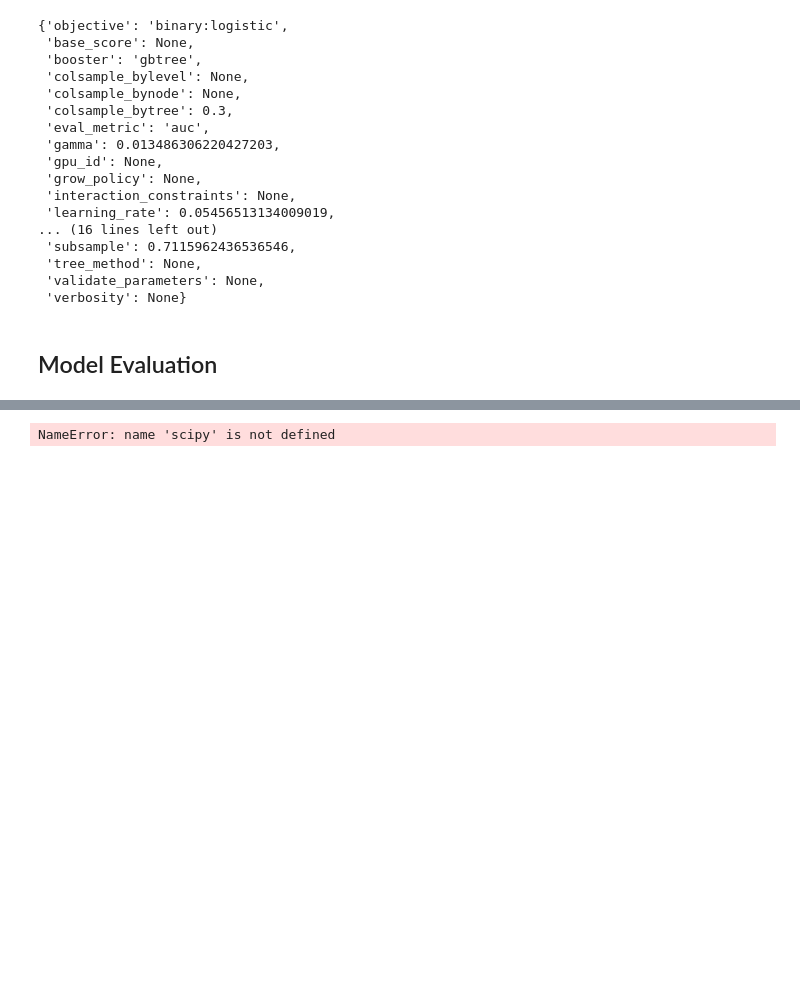
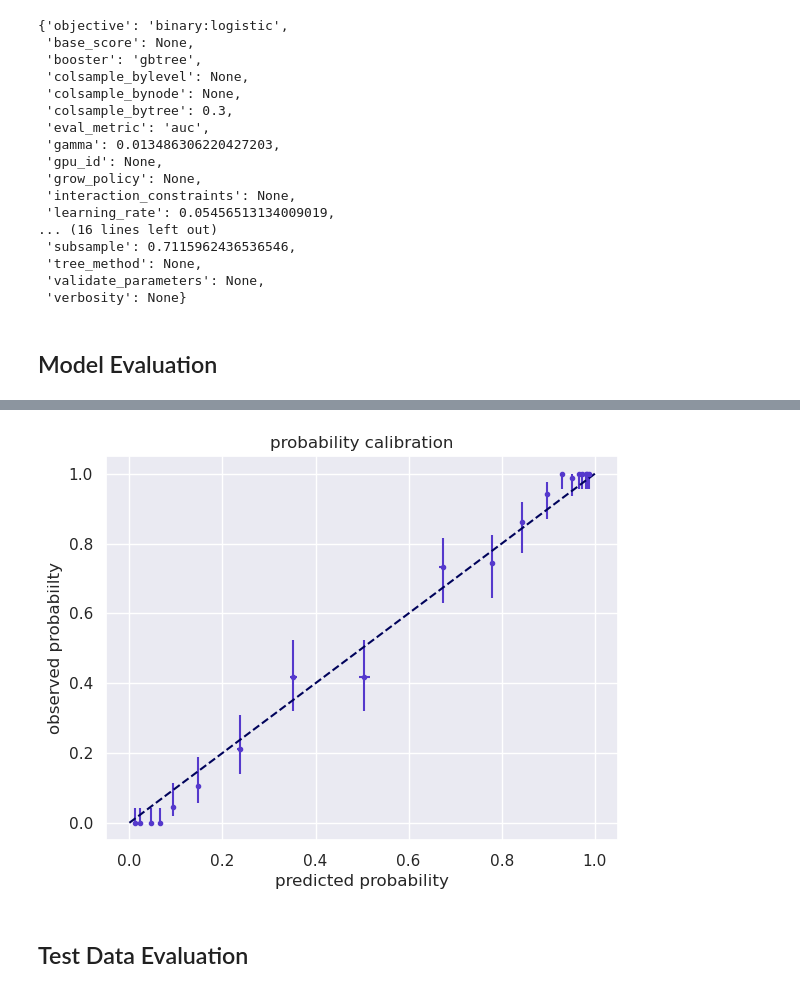
Before and after one commit to petethegreat/pistachio_mlops, a Jupyter notebook: notebook/pistachio.ipynb, the cells around one changed output, grey strips where cells are left out. Saved outputs shown, nothing was run; the diff lists cells and outputs as text; code cells hidden in the pictures; blank space fills up the shorter version.

```diff
--- a/notebook/pistachio.ipynb
+++ b/notebook/pistachio.ipynb
@@ -662,0 +647,13 @@ The following categories had zero count in reference data but were observed in e
+# %%
+# Learn data distribution for PSI evaluation
+
+psi = PSImetrics()
+psi.continuous_cols = ['AREA', 'PERIMETER', 'MAJOR_AXIS', 'MINOR_AXIS', 'ECCENTRICITY',
+       'EQDIASQ', 'SOLIDITY', 'CONVEX_AREA', 'EXTENT', 'ASPECT_RATIO',
+       'ROUNDNESS', 'COMPACTNESS', 'SHAPEFACTOR_1', 'SHAPEFACTOR_2',
+       'SHAPEFACTOR_3', 'SHAPEFACTOR_4', 'SOLIDITY_MAJOR']
+psi.categorical_cols = ['Class', 'Target']
+psi.fit(train_proc)
+
+psi_path = './data/pistachio_psi_train.pkl'
+psi.save(psi_path)
@@ -1037,34 +1047,50 @@ import statsmodels
 #statsmodels.stats.proportion.proportion import conf_int
 # statsmodels.stats.proportion.proportion_confint
 from statsmodels.stats.proportion import proportion_confint
+import scipy
 
-def make_prob_calibration_plot(predicted_probs, actual_classes, n_bins: int=20, alpha = 0.05):
+def make_prob_calibration_plot(predicted_probs, actual_classes, n_bins: int=20, alpha: float = 0.05, title:str = 'probability calibration'):
     """bin records, check that proportion of labels in each bin matches mean probability of that bin"""
     bins = pd.qcut(predicted_probs, n_bins, labels=False)
     df = pd.DataFrame({'probability':predicted_probs, 'class':actual_classes, 'bin':bins})
     df = df.sort_values(by='probability',ascending=False).reset_index(drop=True)
     agged = df.groupby('bin').agg(
         pred_prob=pd.NamedAgg('probability','mean'),
+        pred_std=pd.NamedAgg('probability','std'),
         class_prob=pd.NamedAgg('class','mean'),
         class_sum=pd.NamedAgg('class','sum'),
         bin_size=pd.NamedAgg('class','count')
     )
     act_err_low, act_err_high = proportion_confint(agged.class_sum, agged.bin_size, method='wilson', alpha = alpha)
-    z_low = scipy.stats.norm.ppf(alpha)
-    z_high = scipy.stats.norm(1.0 - alpha)
-    agged['pred_low']
+    z_low = scipy.stats.norm.ppf(alpha/2)
+    z_high = scipy.stats.norm.ppf(1.0 - alpha/2)
+    agged['pred_low'] =  -z_low*agged['pred_std']/np.sqrt(agged['bin_size']) # agged['pred_prob'] +
+    agged['pred_high'] = z_high*agged['pred_std']/np.sqrt(agged['bin_size']) #+ agged['pred_prob'] +
     agged['actual_error_high'] = act_err_high  - agged.class_prob
     agged['actual_error_low'] =  agged.class_prob - act_err_low
     agged.loc[np.abs(agged.actual_error_high) < 1e-10, 'actual_error_high'] = 0
 
 
-    print(agged)
+    # print(agged)
     # print(agged)
     fig = plt.figure()
     ax = fig.add_axes([0.1,0.1, 0.8, 0.8])
-    ax.errorbar(agged.pred_prob, agged.class_prob, yerr=[agged.actual_error_low, agged.actual_error_high],fmt='.', color=sns.xkcd_rgb['blurple'])
+    ax.errorbar(
+        agged.pred_prob,
+        agged.class_prob,
+        yerr=[agged.actual_error_low, agged.actual_error_high],
+        xerr=[agged.pred_low,agged.pred_high],
+        fmt='.',
+        color=sns.xkcd_rgb['blurple'])
     ax.plot([0.0,1.0],[0.0,1.0],'--',label='ideal', color=sns.xkcd_rgb['dark blue'])
-
-make_prob_calibration_plot(train_predicted_probs, train_y, n_bins=20)
+    ax.set_title(title)
+    ax.set_xlabel('predicted probability')
+    ax.set_ylabel('observed probabiilty')
+    return fig, ax
-# %% [output]
-NameError: name 'scipy' is not defined
+# %%
+fig, ax = make_prob_calibration_plot(train_predicted_probs, train_y, n_bins=20)
+fig.savefig('./figures/train_probability_calibration_plot.png')
+# %% [output]
+[figure, added]
+# %% [markdown]
+## Test Data Evaluation
```
Also changed, not shown: parts of 31 cells of this notebook, 5 other files.
